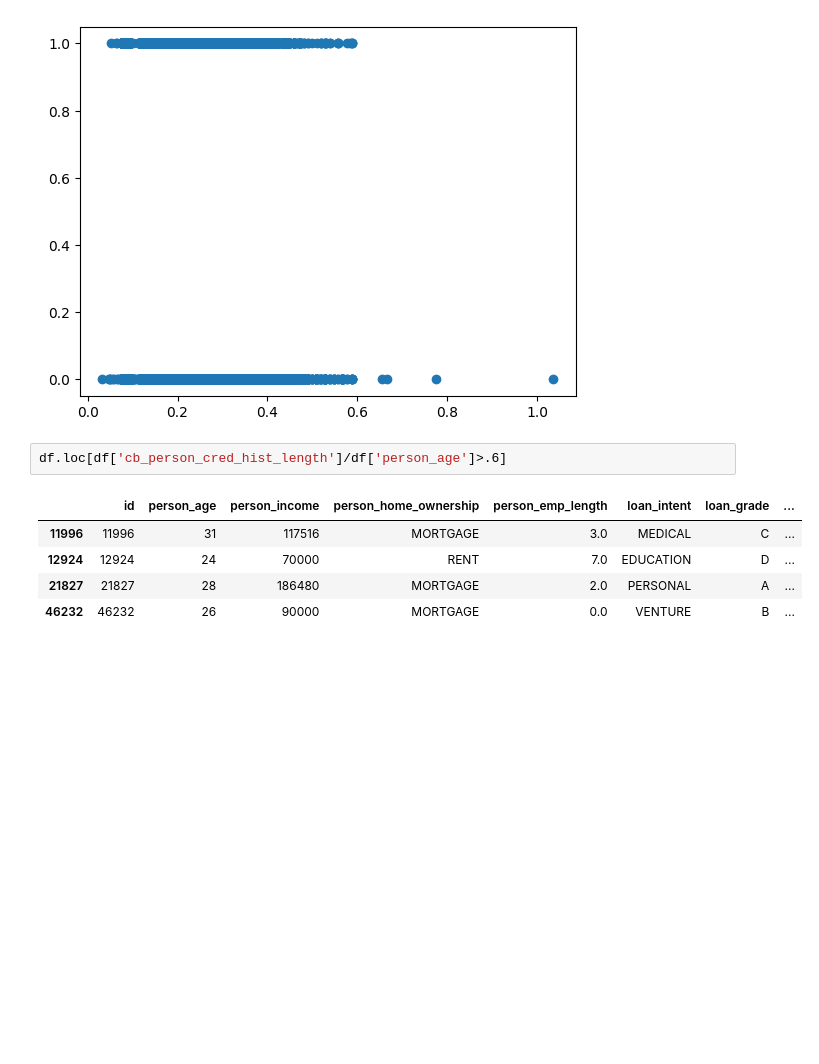
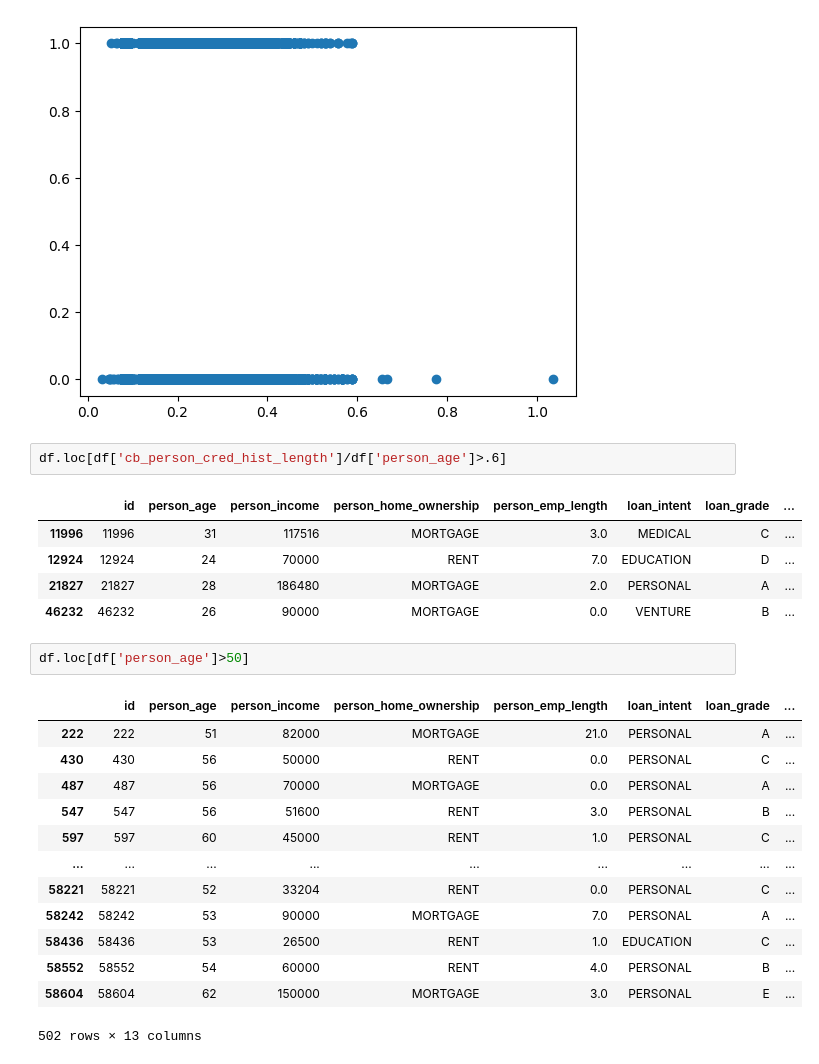
Before and after one commit to viniciuscantocosta/kaggle_loan_prediction, a Jupyter notebook: Loan Approval.ipynb, the cells around one changed output. Saved outputs shown, nothing was run; the diff lists cells and outputs as text; blank space fills up the shorter version.

```diff
--- a/Loan Approval.ipynb
+++ b/Loan Approval.ipynb
@@ -149,3 +149,19 @@ df.loc[df['cb_person_cred_hist_length']/df['person_age']>.6]
 | 12924 | 12924 | 24 | 70000 | RENT | 7.0 | EDUCATION | D | ... |
 | 21827 | 21827 | 28 | 186480 | MORTGAGE | 2.0 | PERSONAL | A | ... |
 | 46232 | 46232 | 26 | 90000 | MORTGAGE | 0.0 | VENTURE | B | ... |
+# %%
+df.loc[df['person_age']>50]
+# %% [output]
+|  | id | person_age | person_income | person_home_ownership | person_emp_length | loan_intent | loan_grade | ... |
+| 222 | 222 | 51 | 82000 | MORTGAGE | 21.0 | PERSONAL | A | ... |
+| 430 | 430 | 56 | 50000 | RENT | 0.0 | PERSONAL | C | ... |
+| 487 | 487 | 56 | 70000 | MORTGAGE | 0.0 | PERSONAL | A | ... |
+| 547 | 547 | 56 | 51600 | RENT | 3.0 | PERSONAL | B | ... |
+| 597 | 597 | 60 | 45000 | RENT | 1.0 | PERSONAL | C | ... |
+| ... | ... | ... | ... | ... | ... | ... | ... | ... |
+| 58221 | 58221 | 52 | 33204 | RENT | 0.0 | PERSONAL | C | ... |
+| 58242 | 58242 | 53 | 90000 | MORTGAGE | 7.0 | PERSONAL | A | ... |
+| 58436 | 58436 | 53 | 26500 | RENT | 1.0 | EDUCATION | C | ... |
+| 58552 | 58552 | 54 | 60000 | RENT | 4.0 | PERSONAL | B | ... |
+| 58604 | 58604 | 62 | 150000 | MORTGAGE | 3.0 | PERSONAL | E | ... |
+502 rows × 13 columns
```
Also changed, not shown: 1 other file.
